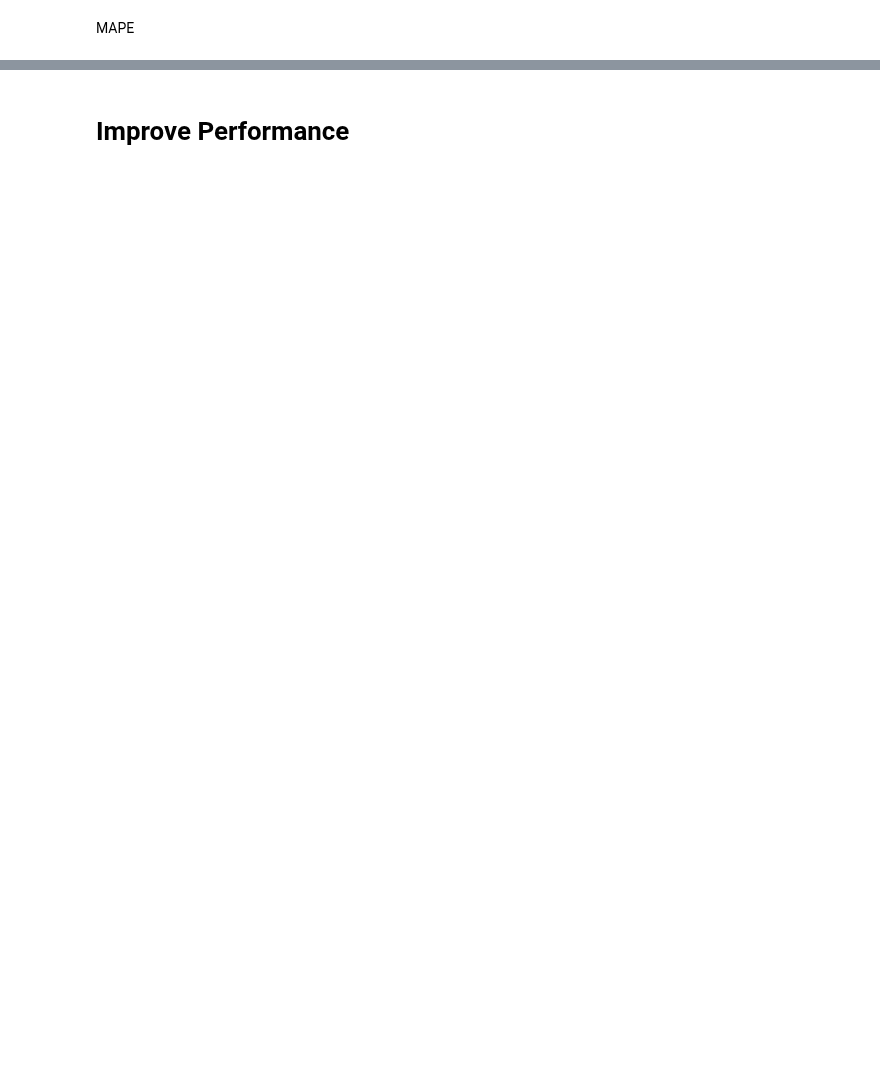
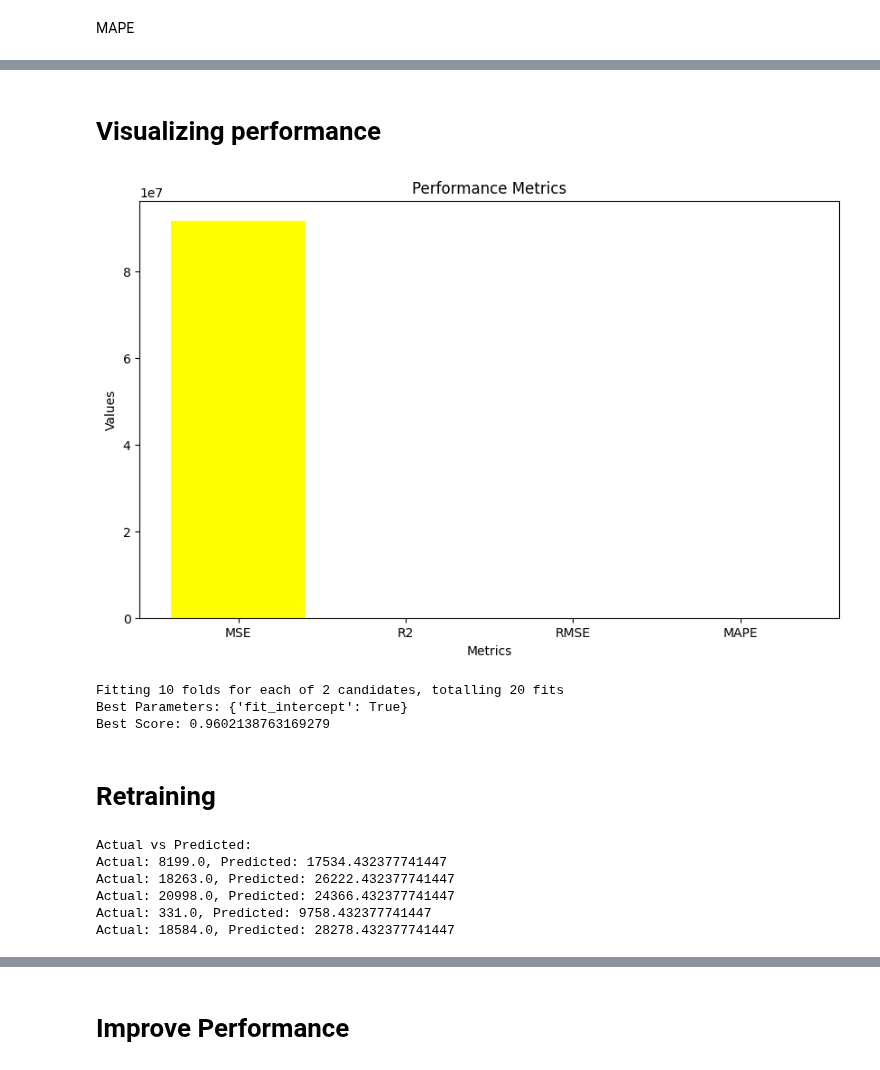
Before and after one commit to kazeulo/Project_197, a Jupyter notebook: ML_algorithms/linear_regression.ipynb, the cells around one changed output, grey strips where cells are left out. Drawn from its saved outputs; the diff is of its cells as text; code cells hidden in the pictures; blank space fills up the shorter version.

```diff
--- a/ML_algorithms/linear_regression.ipynb
+++ b/ML_algorithms/linear_regression.ipynb
@@ -242,0 +289,59 @@ Mean Absolute Percentage Error: 45.41163745582623
+# %% [markdown]
+# Visualizing performance
+# %%
+"""
+Mean Squared Error: 91746824.53068545
+R-squared: 0.9736804949660358
+Root Mean Squared Error: 9578.456270750807
+Mean Absolute Percentage Error: 45.41163745582623
+
+"""
+# Store metrics and their names
+mse = 91746824.53068545
+r2 = 0.9736804949660358
+rmse = 9578.456270750807
+mape = 45.41163745582623
+
+metrics = [mse, r2, rmse, mape]
+metric_names = ['MSE', 'R2', 'RMSE', 'MAPE']
+
+plt.figure(figsize=(10,6))
+plt.bar(metric_names, metrics, color=['yellow','green', 'blue', 'pink'])
+plt.xlabel('Metrics')
+plt.ylabel('Values')
+plt.title('Performance Metrics')
+plt.show()
+# %% [output]
+[figure, added]
+# %%
+from sklearn.linear_model import LinearRegression
+from sklearn.model_selection import KFold, GridSearchCV
+import numpy as np
+
+# creating cross-fold validation scheme
+folds = KFold(n_splits=10, shuffle=True, random_state=42)
+
+# specify range of hyperparameters to tune (though LinearRegression has no hyperparameters to tune except fit_intercept)
+param_grid = {'fit_intercept': [True, False]}  # You can tune the fit_intercept parameter
+
+# perform grid search
+model_cv = GridSearchCV(estimator=LinearRegression(),
+                        param_grid=param_grid,
+                        scoring='r2',
+                        cv=folds,
+                        verbose=1,
+                        n_jobs=-1,
+                        return_train_score=True)
+
+# fit the model
+model_cv.fit(x_train_scaled, y_train)
+
+# to view the best parameter and score
+print("Best Parameters:", model_cv.best_params_)
+print("Best Score:", model_cv.best_score_)
+# %% [output]
+Fitting 10 folds for each of 2 candidates, totalling 20 fits
+Best Parameters: {'fit_intercept': True}
+Best Score: 0.9602138763169279
+# %% [markdown]
+# Retraining
@@ -242,0 +351,11 @@ Mean Absolute Percentage Error: 45.41163745582623
+# %%
+print("Actual vs Predicted:")
+for actual, predicted in zip(y_test[:5], y_pred[:5]):
+    print(f"Actual: {actual}, Predicted: {predicted}")
+# %% [output]
+Actual vs Predicted:
+Actual: 8199.0, Predicted: 17534.432377741447
+Actual: 18263.0, Predicted: 26222.432377741447
+Actual: 20998.0, Predicted: 24366.432377741447
+Actual: 331.0, Predicted: 9758.432377741447
+Actual: 18584.0, Predicted: 28278.432377741447
```
Also changed, not shown: parts of 37 cells of this notebook.
